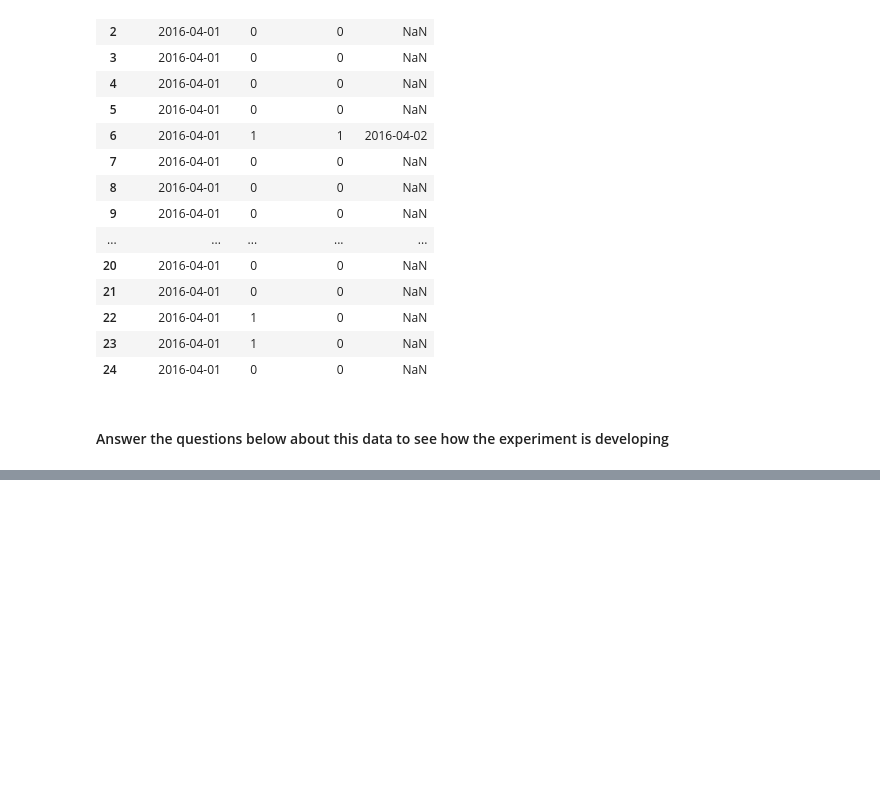
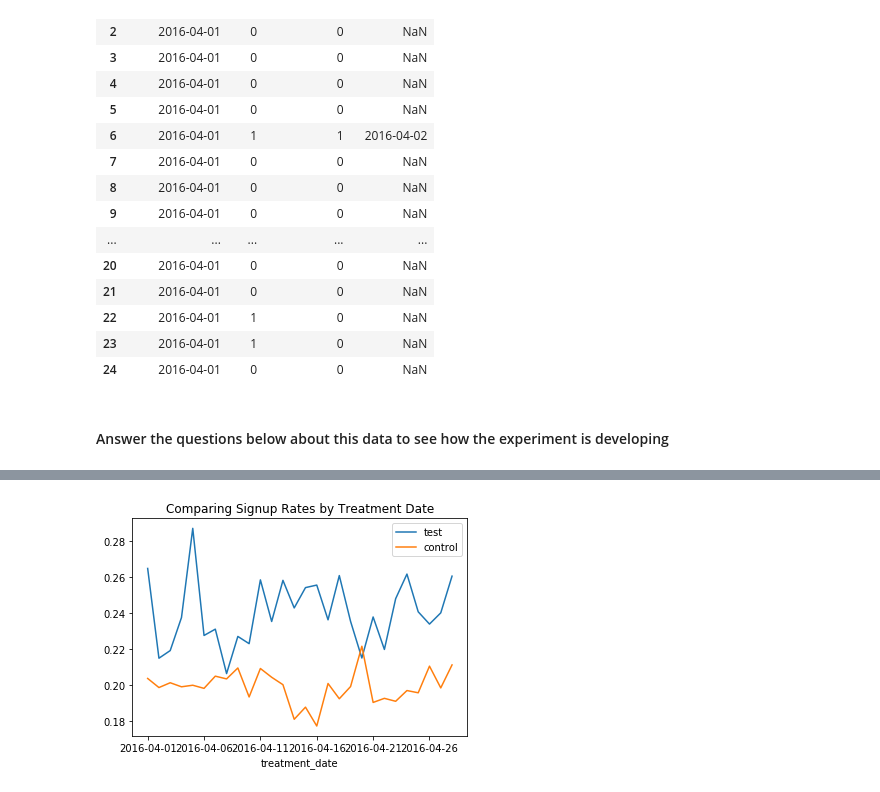
Before and after one commit to pollluxs/Thinkful, a Jupyter notebook: Unit1_Lesson4.ipynb, the cells around one changed output, grey strips where cells are left out. Drawn from its saved outputs; the diff is of its cells as text; code cells hidden in the pictures; blank space fills up the shorter version.

```diff
--- a/Unit1_Lesson4.ipynb
+++ b/Unit1_Lesson4.ipynb
@@ -212,0 +258,3 @@ Ttest_indResult(statistic=-1.5711354292574262, pvalue=0.11616060761145311)
+# %%
+PATH = 'https://raw.githubusercontent.com/Thinkful-Ed/data-201-resources/master/1.4.11_experimentation_guided_example/experiment_data_final.csv'
+new_data = pd.read_csv(PATH)
@@ -212,0 +289,8 @@ Ttest_indResult(statistic=-1.5711354292574262, pvalue=0.11616060761145311)
+# %%
+graph_2 = new_data[new_data['test']==1][['treatment_date', 'is_signed_up']].groupby('treatment_date').mean().plot()
+new_data[new_data['test']==0][['treatment_date', 'is_signed_up']].groupby('treatment_date').mean().plot(ax=graph_2)
+plt.legend(['test','control'])
+plt.title('Comparing Signup Rates by Treatment Date')
+plt.show()
+# %% [output]
+[figure, added]
```
Also changed, not shown: parts of 7 cells of this notebook.
